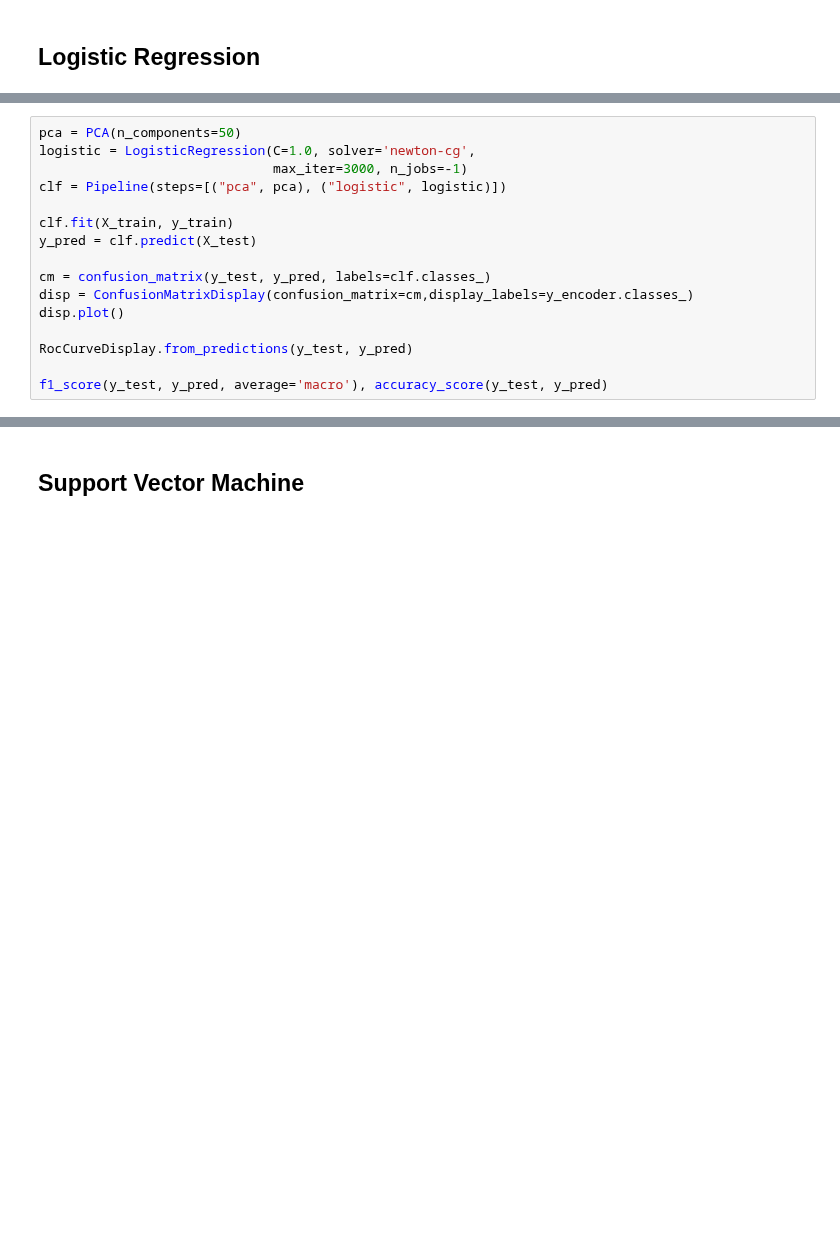
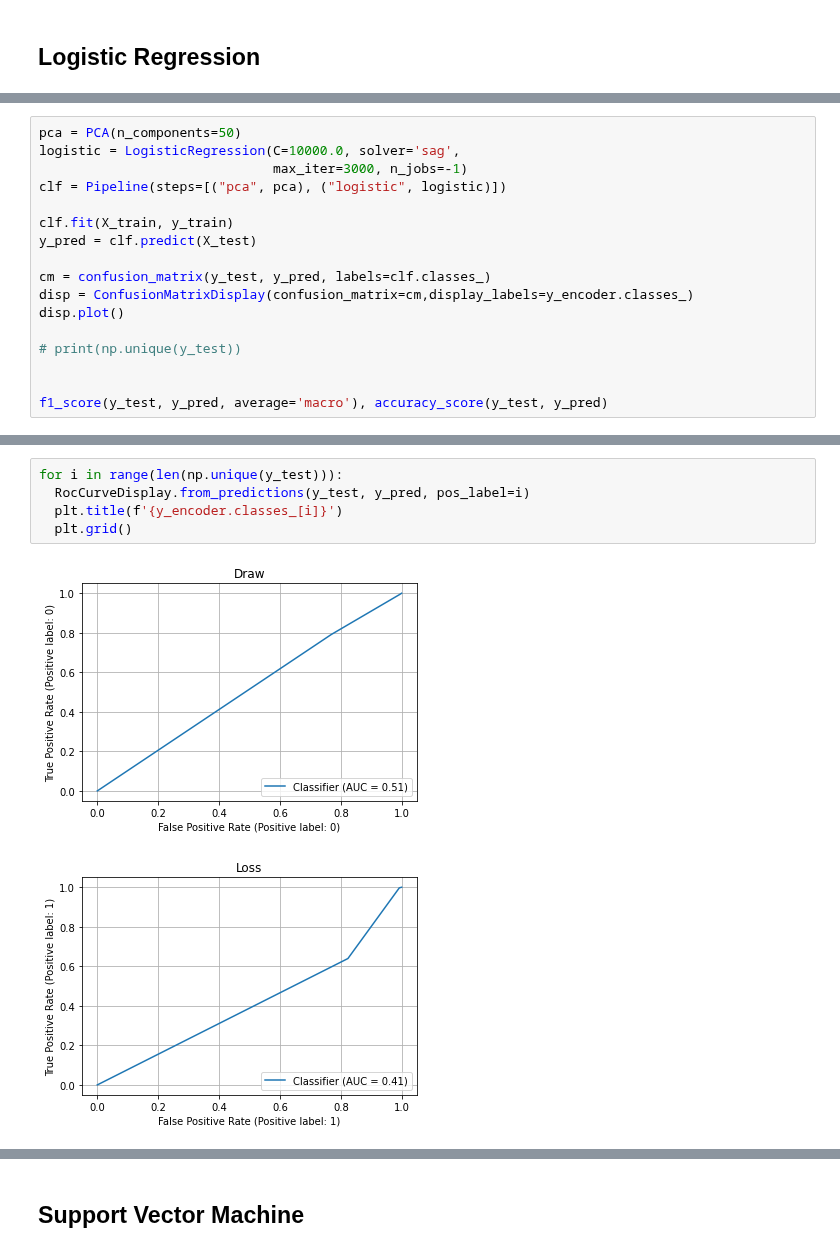
Before and after one commit to PascalLiPooKim/Football-prediction-model-project, a Jupyter notebook: footballPredictionModel.ipynb, the cells around one changed output, grey strips where cells are left out. Drawn from its saved outputs; the diff is of its cells as text; blank space fills up the shorter version.

Commit message:
Solve error for ROC curve

```diff
--- a/footballPredictionModel.ipynb
+++ b/footballPredictionModel.ipynb
@@ -849,6 +852,6 @@ for train_ix, test_ix in cv.split(X_train):
 # %%
 pca = PCA(n_components=50)
-logistic = LogisticRegression(C=1.0, solver='newton-cg',
+logistic = LogisticRegression(C=10000.0, solver='sag',
                               max_iter=3000, n_jobs=-1)
 clf = Pipeline(steps=[("pca", pca), ("logistic", logistic)])
 
@@ -859,7 +862,8 @@ cm = confusion_matrix(y_test, y_pred, labels=clf.classes_)
 disp = ConfusionMatrixDisplay(confusion_matrix=cm,display_labels=y_encoder.classes_)
 disp.plot()
 
-RocCurveDisplay.from_predictions(y_test, y_pred)
+# print(np.unique(y_test))
+
 
 f1_score(y_test, y_pred, average='macro'), accuracy_score(y_test, y_pred)
 # %% [output]
@@ -867 +871,9 @@ f1_score(y_test, y_pred, average='macro'), accuracy_score(y_test, y_pred)
 [figure]
+# %%
+for i in range(len(np.unique(y_test))):
+  RocCurveDisplay.from_predictions(y_test, y_pred, pos_label=i)
+  plt.title(f'{y_encoder.classes_[i]}')
+  plt.grid()
+# %% [output]
+[figure, added]
+[figure, added]
```
Also changed, not shown: parts of 10 cells of this notebook.
